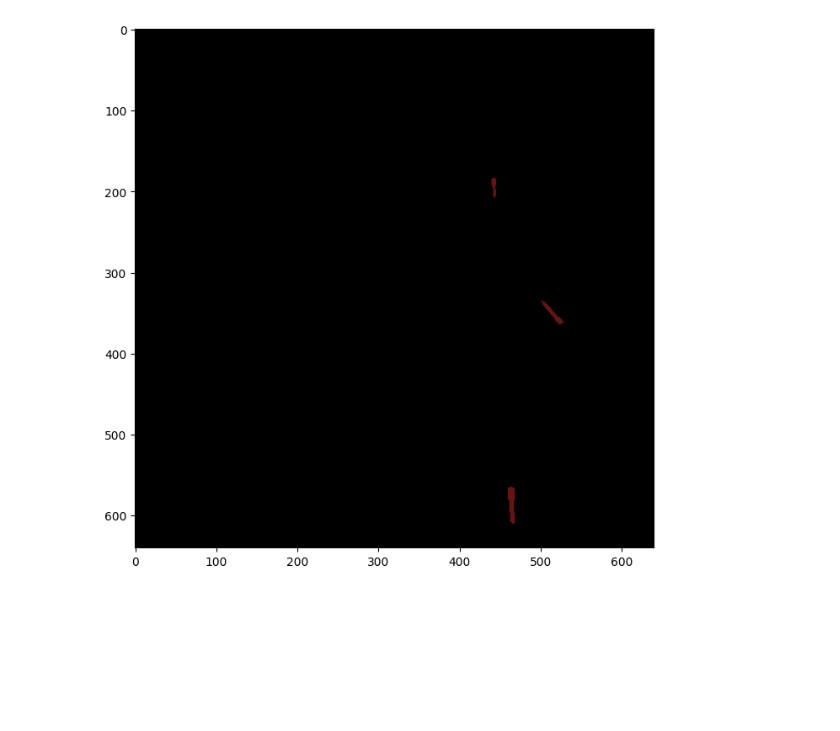
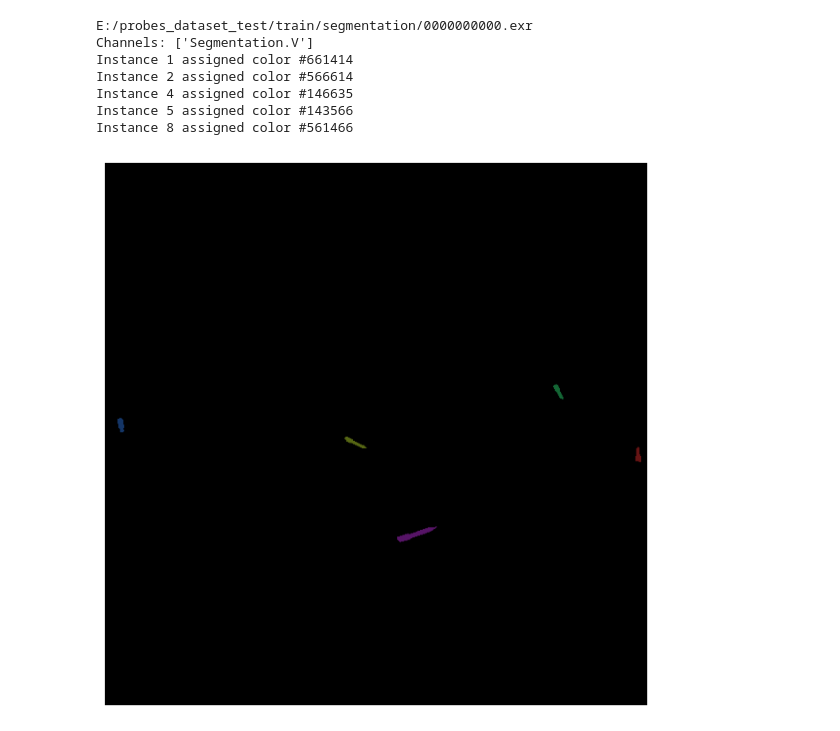
Before and after one commit to M4tt3/SSHAPE_Dataset_generator, a Jupyter notebook: dataset_testing.ipynb, the cells around one changed output. Saved outputs shown, nothing was run; the diff lists cells and outputs as text; code cells hidden in the pictures; blank space fills up the shorter version.

```diff
--- a/dataset_testing.ipynb
+++ b/dataset_testing.ipynb
@@ -4,8 +4,8 @@ import matplotlib.pyplot as plt
 import numpy as np
 
 annotations = None
-dataset_dir = "E:/probes_dataset/train"
-annotations_path = "E:/probes_dataset/train/train_annotations.json"
+dataset_dir = "E:/probes_dataset_test/train"
+annotations_path = "E:/probes_dataset_test/train/train_annotations.json"
 
 with open(annotations_path) as f:
     annotations = json.load(f)
@@ -102,5 +156,12 @@ def visualize_segmentation(img_id, dataset_dir="./dataset/output"):
 # %%
-visualize_segmentation(4, dataset_dir=dataset_dir)
+visualize_segmentation_exr(0, dataset_dir=dataset_dir)
 # %% [output]
+E:/probes_dataset_test/train/segmentation/0000000000.exr
+Channels: ['Segmentation.V']
+Instance 1 assigned color #661414
+Instance 2 assigned color #566614
+Instance 4 assigned color #146635
+Instance 5 assigned color #143566
+Instance 8 assigned color #561466
-[figure, old version]
+[figure, new version]
 # %%
```
Also changed, not shown: parts of 2 cells of this notebook, 8 other files.
